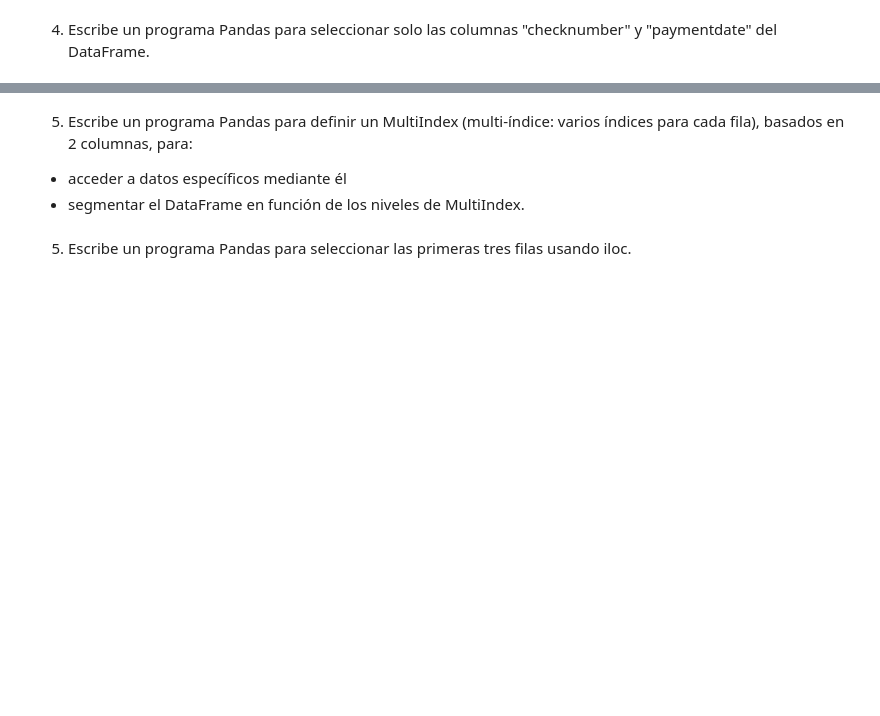
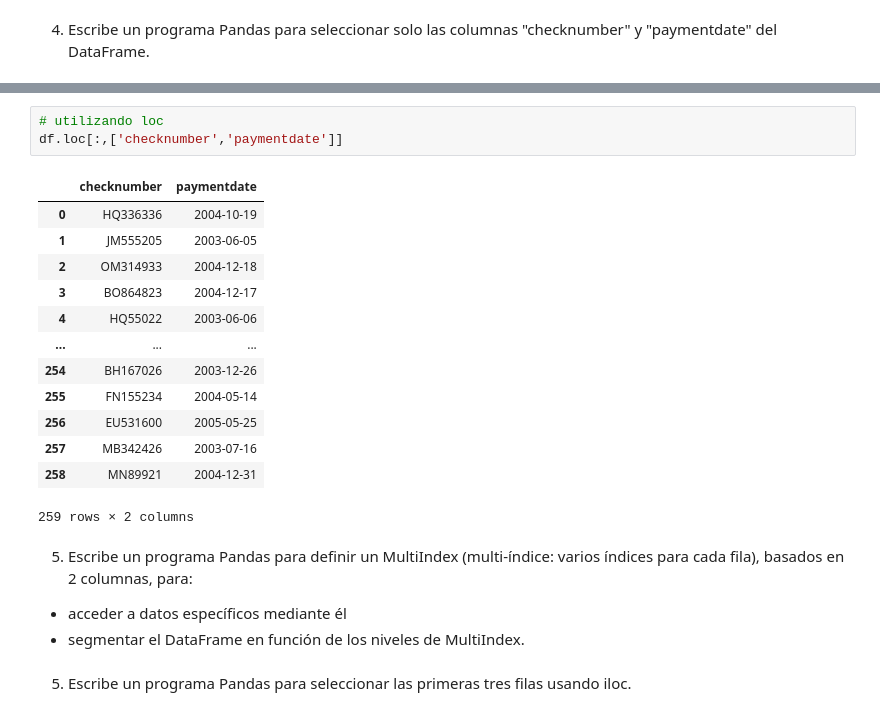
Before and after one commit to mtataytraining2/2_DataScience_Basics, a Jupyter notebook: Pandas/Pandas_dataframe_ejercicios.ipynb, the cells around one changed output, grey strips where cells are left out. Drawn from its saved outputs; the diff is of its cells as text; blank space fills up the shorter version.

```diff
--- a/Pandas/Pandas_dataframe_ejercicios.ipynb
+++ b/Pandas/Pandas_dataframe_ejercicios.ipynb
@@ -104,3 +176,20 @@ df.sql('table_name',engine)
+# %%
+# utilizando loc
+df.loc[:,['checknumber','paymentdate']]
+# %% [output]
+|  | checknumber | paymentdate |
+| 0 | HQ336336 | 2004-10-19 |
+| 1 | JM555205 | 2003-06-05 |
+| 2 | OM314933 | 2004-12-18 |
+| 3 | BO864823 | 2004-12-17 |
+| 4 | HQ55022 | 2003-06-06 |
+| ... | ... | ... |
+| 254 | BH167026 | 2003-12-26 |
+| 255 | FN155234 | 2004-05-14 |
+| 256 | EU531600 | 2005-05-25 |
+| 257 | MB342426 | 2003-07-16 |
+| 258 | MN89921 | 2004-12-31 |
+259 rows × 2 columns
 # %% [markdown]
 5. Escribe un programa Pandas para definir un MultiIndex (multi-índice: varios índices para cada fila), basados en 2 columnas, para:
 - acceder a datos específicos mediante él
```
Also changed, not shown: parts of 5 cells of this notebook.
